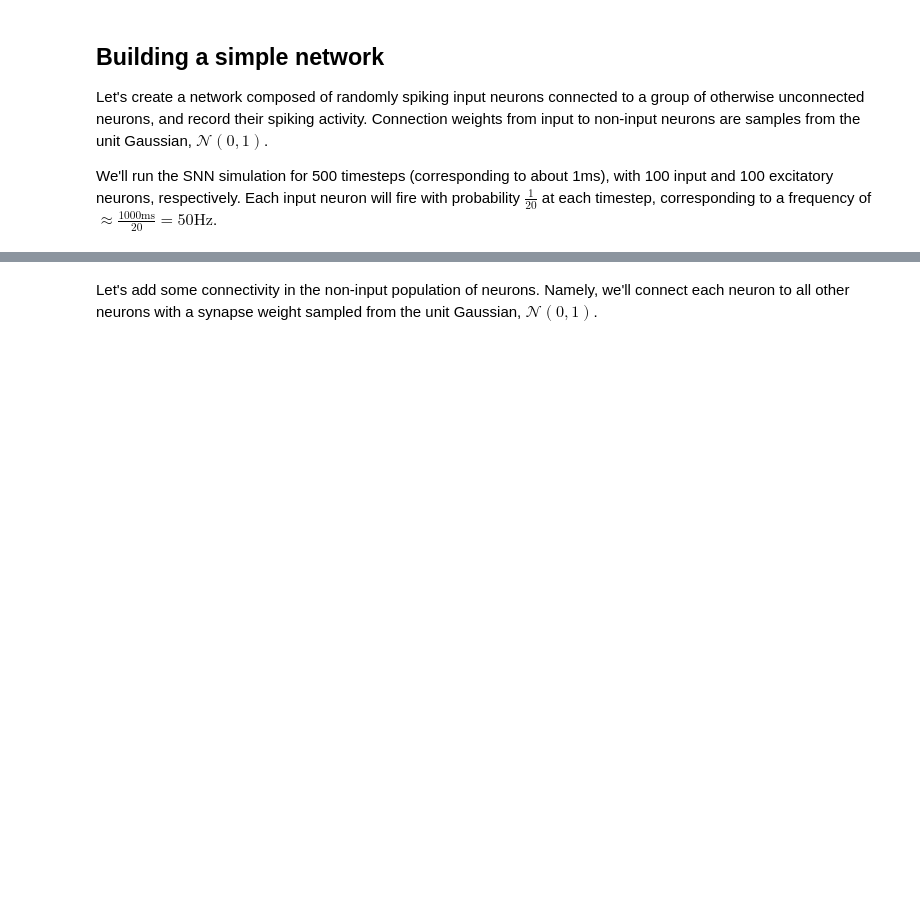
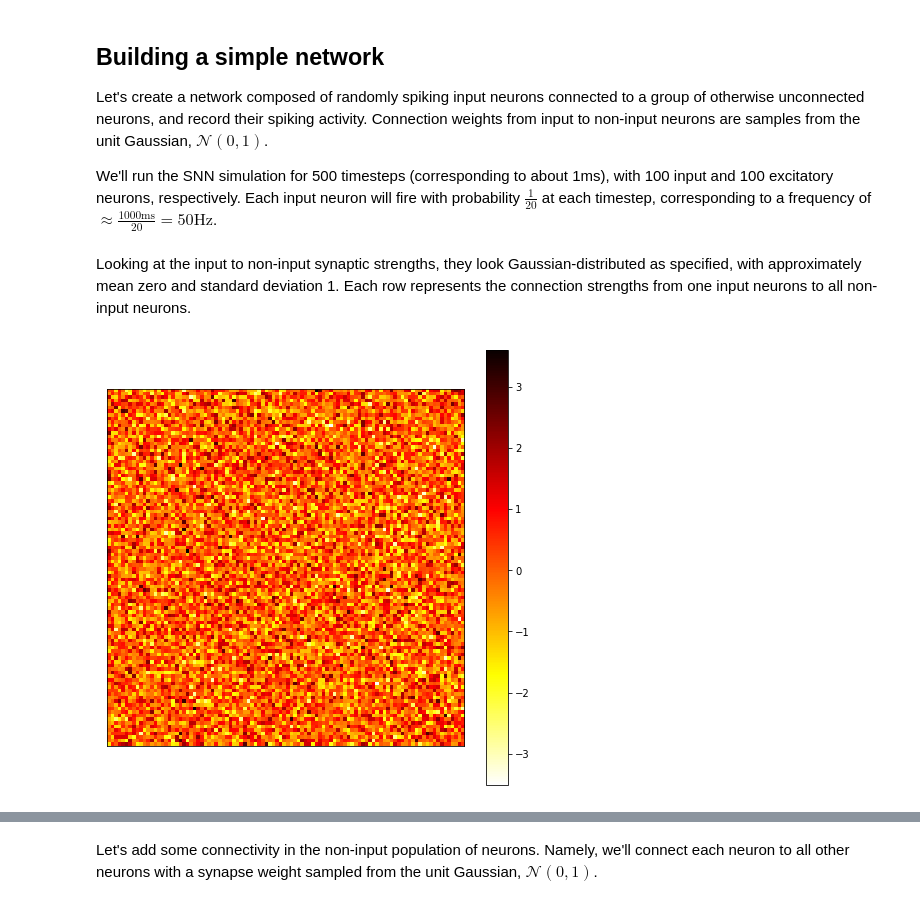
Before and after one commit to djsaunde/spiketorch, a Jupyter notebook: examples/spiketorch Demo.ipynb, the cells around one changed output, grey strips where cells are left out. Saved outputs shown, nothing was run; the diff lists cells and outputs as text; code cells hidden in the pictures; blank space fills up the shorter version.

```diff
--- a/examples/spiketorch Demo.ipynb
+++ b/examples/spiketorch Demo.ipynb
@@ -65,0 +68,9 @@ output = network.run(mode='static', inpts=inpts, time=timesteps)
+# %% [markdown]
+Looking at the input to non-input synaptic strengths, they look Gaussian-distributed as specified, with approximately mean zero and standard deviation 1. Each row represents the connection strengths from one input neurons to all non-input neurons.
+# %%
+fig, ax = plt.subplots(figsize=(8, 8))
+im = ax.matshow(w.numpy(), cmap='hot_r')
+plt.xticks(()); plt.yticks(())
+plt.colorbar(im); plt.show()
+# %% [output]
+[figure, added]
```
Also changed, not shown: parts of 29 cells of this notebook.
